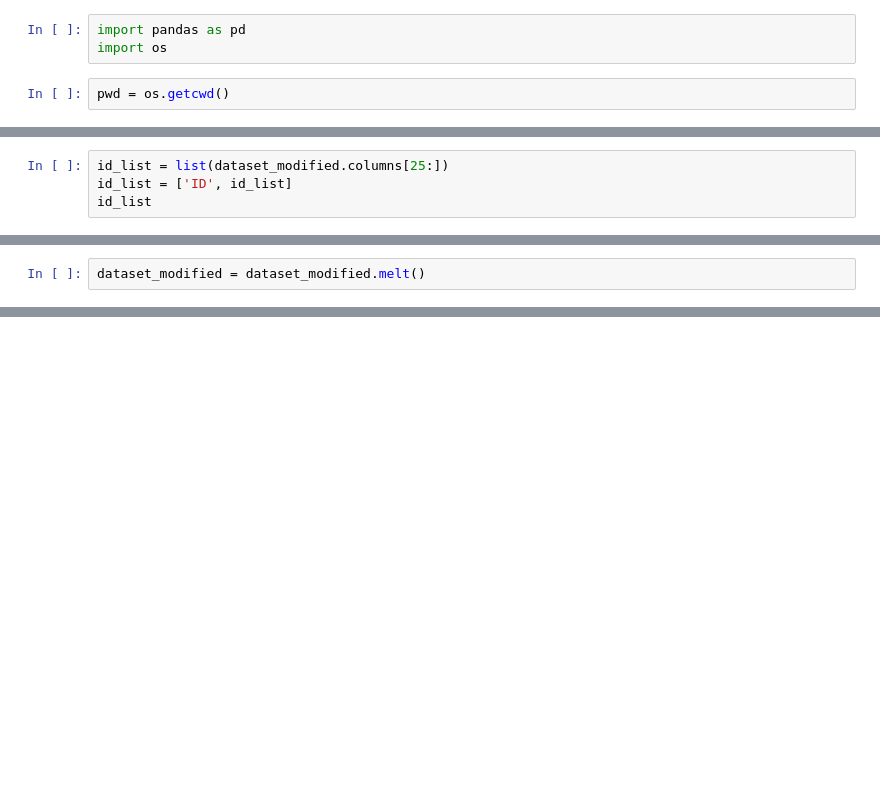
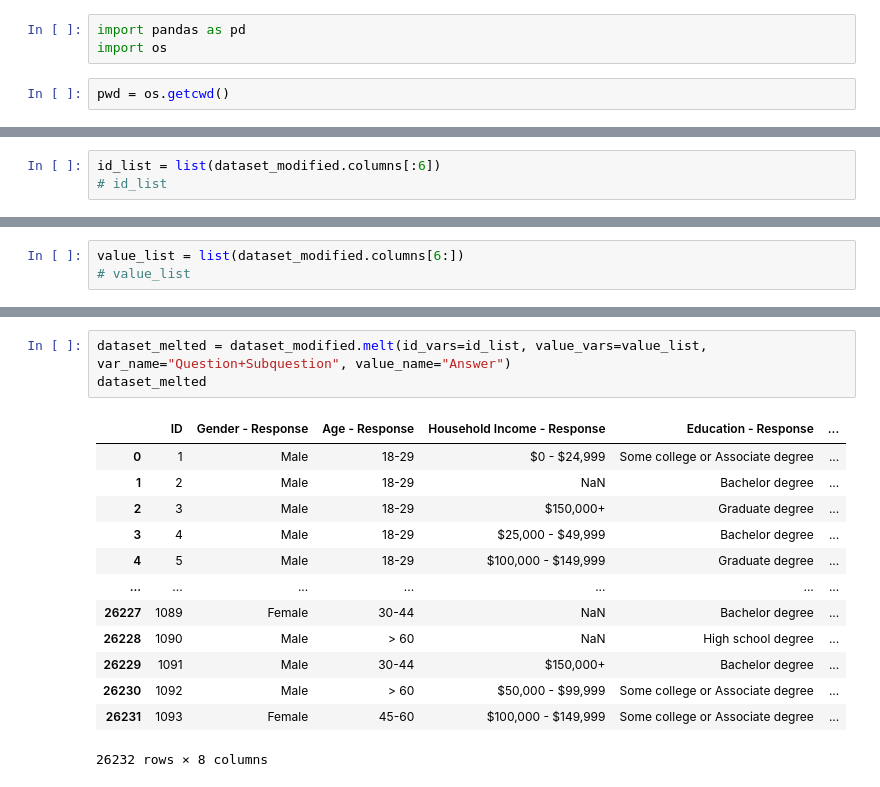
Before and after one commit to JoshEastin/Sleeping-Alone-Survey-Analysis, a Jupyter notebook: Script1.ipynb, the cells around one changed output, grey strips where cells are left out. Cells and saved outputs as stored; diff of their text form; blank space fills up the shorter version.

```diff
--- a/Script1.ipynb
+++ b/Script1.ipynb
@@ -66,5 +78,4 @@ KeyError: "['StartDate', 'EndDate'] not found in axis"
 # %%
-id_list = list(dataset_modified.columns[25:])
-id_list = ['ID', id_list]
-id_list
+id_list = list(dataset_modified.columns[:6])
+# id_list
 # %% [output]
@@ -72,2 +88,3 @@ id_list
-# %%
-dataset_modified = dataset_modified.melt()
+# %%
+value_list = list(dataset_modified.columns[6:])
+# value_list
@@ -73,0 +109,17 @@ dataset_modified = dataset_modified.melt()
+# %%
+dataset_melted = dataset_modified.melt(id_vars=id_list, value_vars=value_list, var_name="Question+Subquestion", value_name="Answer")
+dataset_melted
+# %% [output]
+|  | ID | Gender - Response | Age - Response | Household Income - Response | Education - Response | ... |
+| 0 | 1 | Male | 18-29 | $0 - $24,999 | Some college or Associate degree | ... |
+| 1 | 2 | Male | 18-29 | NaN | Bachelor degree | ... |
+| 2 | 3 | Male | 18-29 | $150,000+ | Graduate degree | ... |
+| 3 | 4 | Male | 18-29 | $25,000 - $49,999 | Bachelor degree | ... |
+| 4 | 5 | Male | 18-29 | $100,000 - $149,999 | Graduate degree | ... |
+| ... | ... | ... | ... | ... | ... | ... |
+| 26227 | 1089 | Female | 30-44 | NaN | Bachelor degree | ... |
+| 26228 | 1090 | Male | > 60 | NaN | High school degree | ... |
+| 26229 | 1091 | Male | 30-44 | $150,000+ | Bachelor degree | ... |
+| 26230 | 1092 | Male | > 60 | $50,000 - $99,999 | Some college or Associate degree | ... |
+| 26231 | 1093 | Female | 45-60 | $100,000 - $149,999 | Some college or Associate degree | ... |
+26232 rows × 8 columns
```
Also changed, not shown: parts of 15 cells of this notebook, 1 other file.
